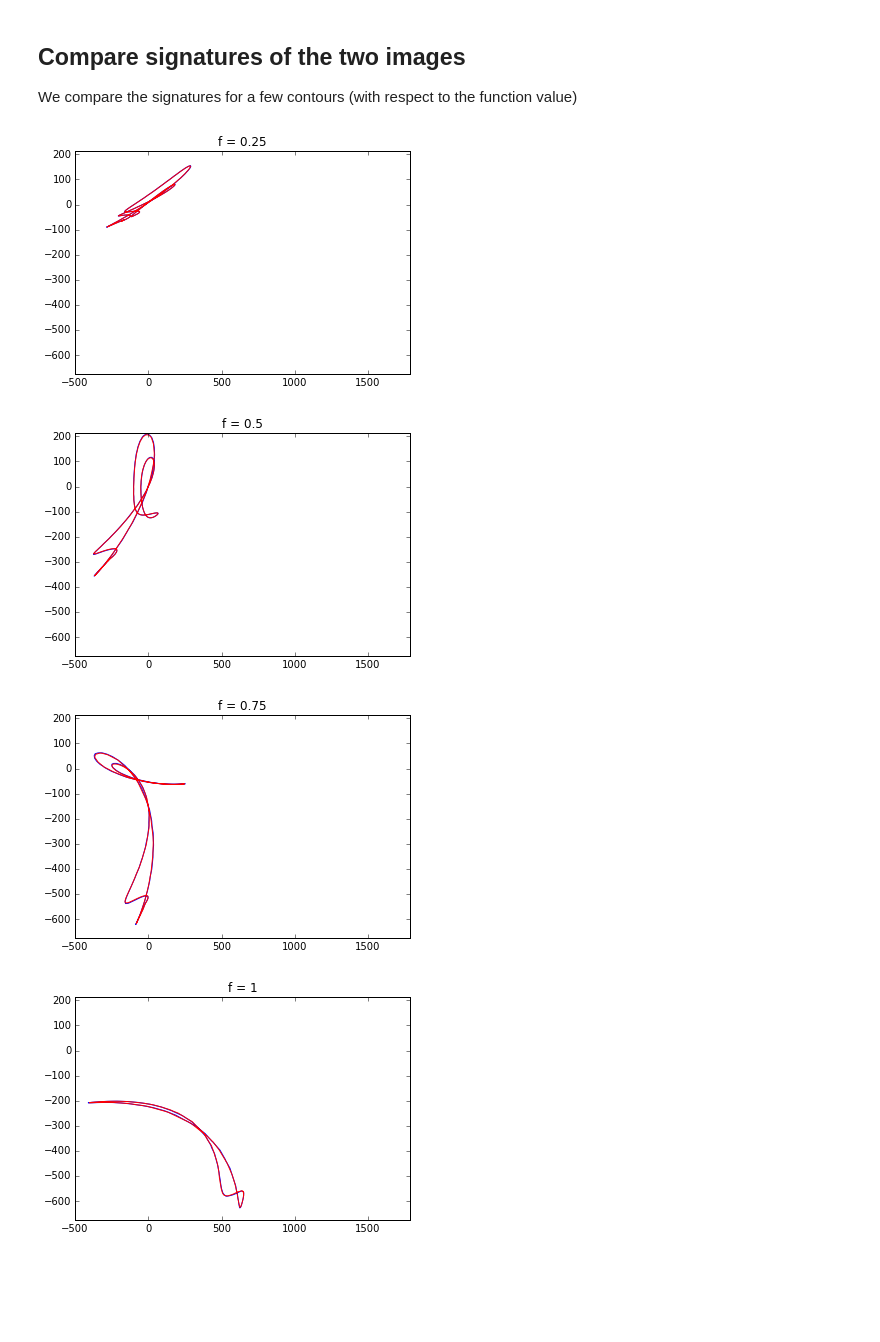
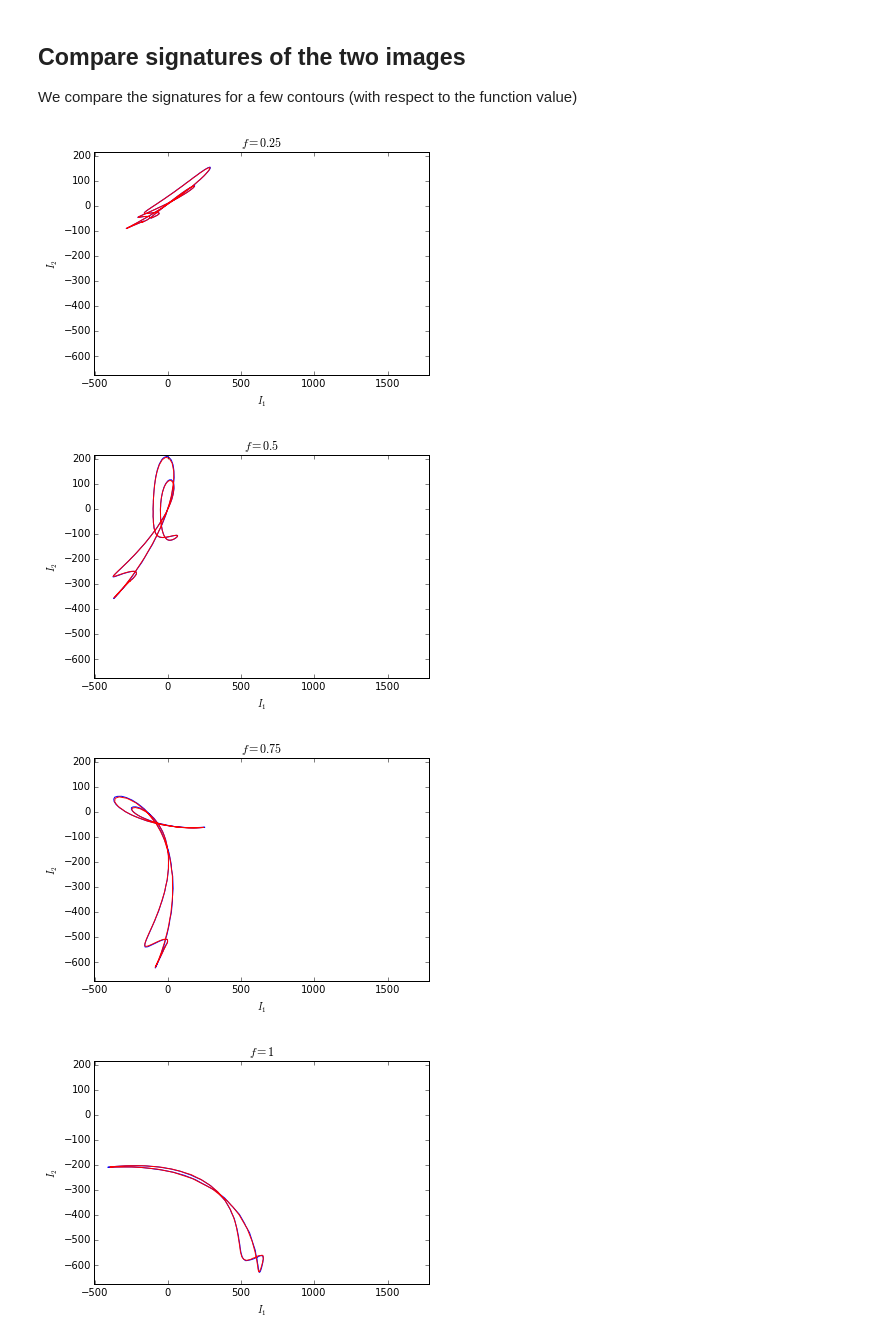
Before and after one commit to rgbrown/invariants, a Jupyter notebook: SA(2) invariant signatures.ipynb, the cells around one changed output. Cells and saved outputs as stored; diff of their text form; code cells hidden in the pictures; blank space fills up the shorter version.

```diff
--- a/SA(2) invariant signatures.ipynb
+++ b/SA(2) invariant signatures.ipynb
@@ -86,15 +86,17 @@ We compare the signatures for a few contours (with respect to the function value
 # %%
 sig0 = SA2signature(F0, h)
 sig1 = SA2signature(F1, h)
 contour_levels = [0.25, 0.5, 0.75, 1]
 
 for level in contour_levels:
     plt.figure()
     plt.contour(sig0[1], sig0[2], sig0[0], levels=[level], colors='blue')
     plt.contour(sig1[1], sig1[2], sig1[0], levels=[level], colors='red')
-    plt.title('f = {}'.format(level))
+    plt.xlabel('$I_1$')
+    plt.ylabel('$I_2$')
+    plt.title('$f = {}$'.format(level))
 # %% [output]
-[figure, old version]
+[figure, new version]
-[figure, old version]
+[figure, new version]
-[figure, old version]
+[figure, new version]
-[figure, old version]
+[figure, new version]
```
Also changed, not shown: parts of 1 cell of this notebook.
